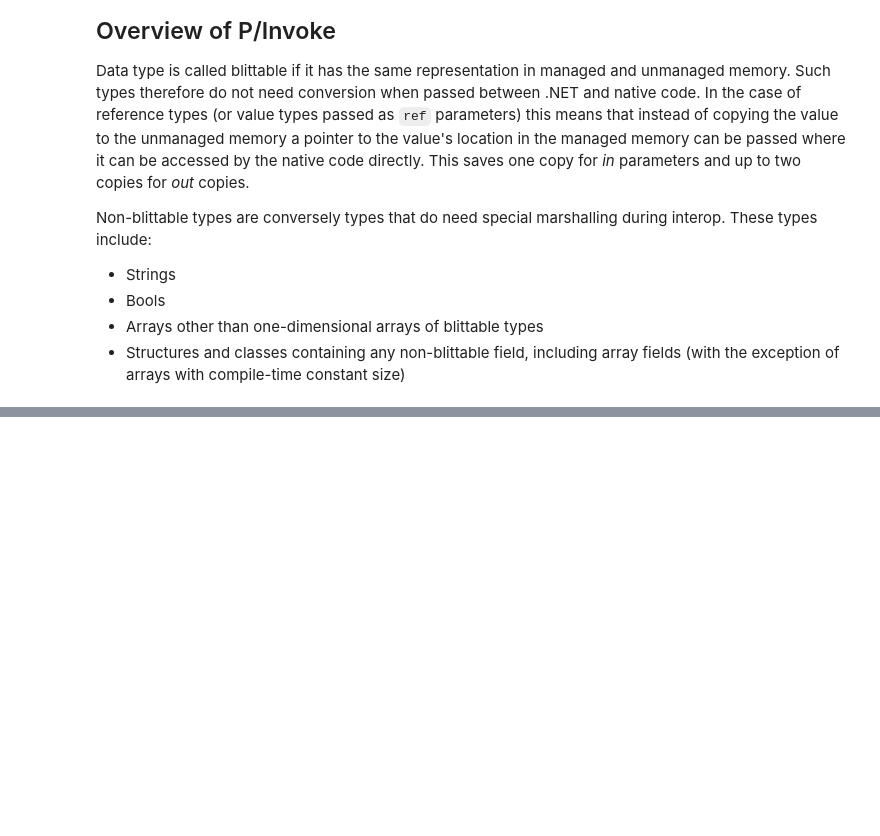
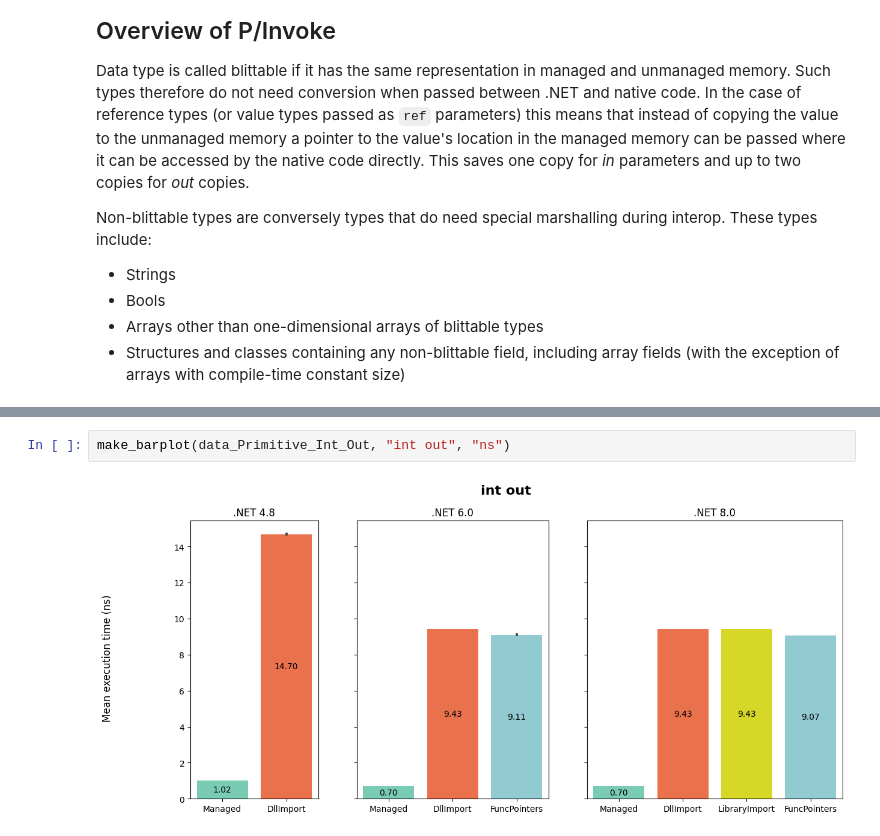
Before and after one commit to oroztocil/perfeval-pinvoke, a Jupyter notebook: REPORT.ipynb, the cells around one changed output, grey strips where cells are left out. Cells and saved outputs as stored; diff of their text form; blank space fills up the shorter version.

```diff
--- a/REPORT.ipynb
+++ b/REPORT.ipynb
@@ -17,0 +102,4 @@ Non-blittable types are conversely types that do need special marshalling during
+# %%
+make_barplot(data_Primitive_Int_Out, "int out", "ns")
+# %% [output]
+[figure, added]
```
Also changed, not shown: parts of 3 cells of this notebook, 5 other files.
